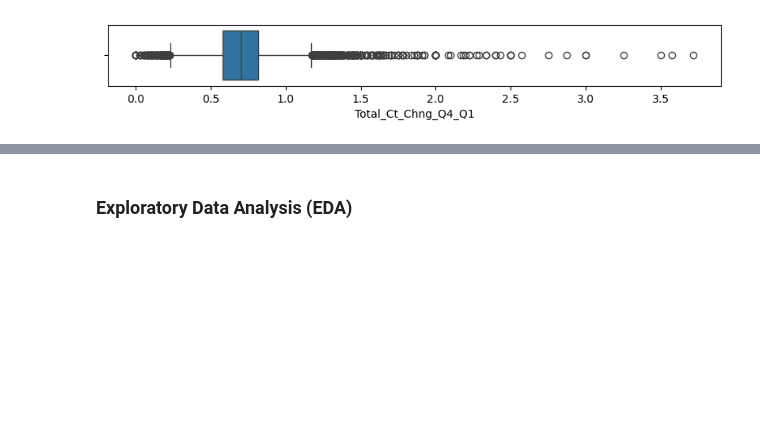
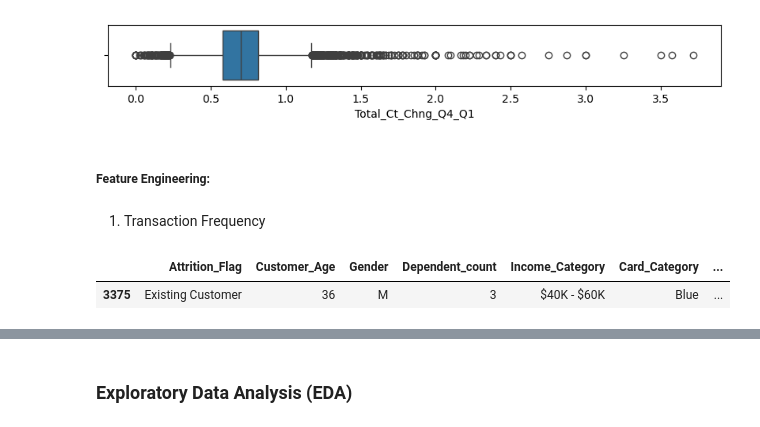
Before and after one commit to sg-333/Customer-Retention-Analysis-, a Jupyter notebook: project.ipynb, the cells around one changed output, grey strips where cells are left out. Saved outputs shown, nothing was run; the diff lists cells and outputs as text; code cells hidden in the pictures; blank space fills up the shorter version.

```diff
--- a/project.ipynb
+++ b/project.ipynb
@@ -197,3 +197,14 @@ for col in out_cols:
 [figure]
 [figure]
 [figure]
+# %% [markdown]
+##### Feature Engineering:
+# %% [markdown]
+1. Transaction Frequency
+# %%
+# Creating new feature for getting the transaction frequency of the customer
+df['Avg_Transactions_per_Month'] = df['Total_Trans_Ct'] / df['Months_on_book']
+df.sample()
+# %% [output]
+|  | Attrition_Flag | Customer_Age | Gender | Dependent_count | Income_Category | Card_Category | ... |
+| 3375 | Existing Customer | 36 | M | 3 | $40K - $60K | Blue | ... |
```
Also changed, not shown: parts of 3 cells of this notebook.
